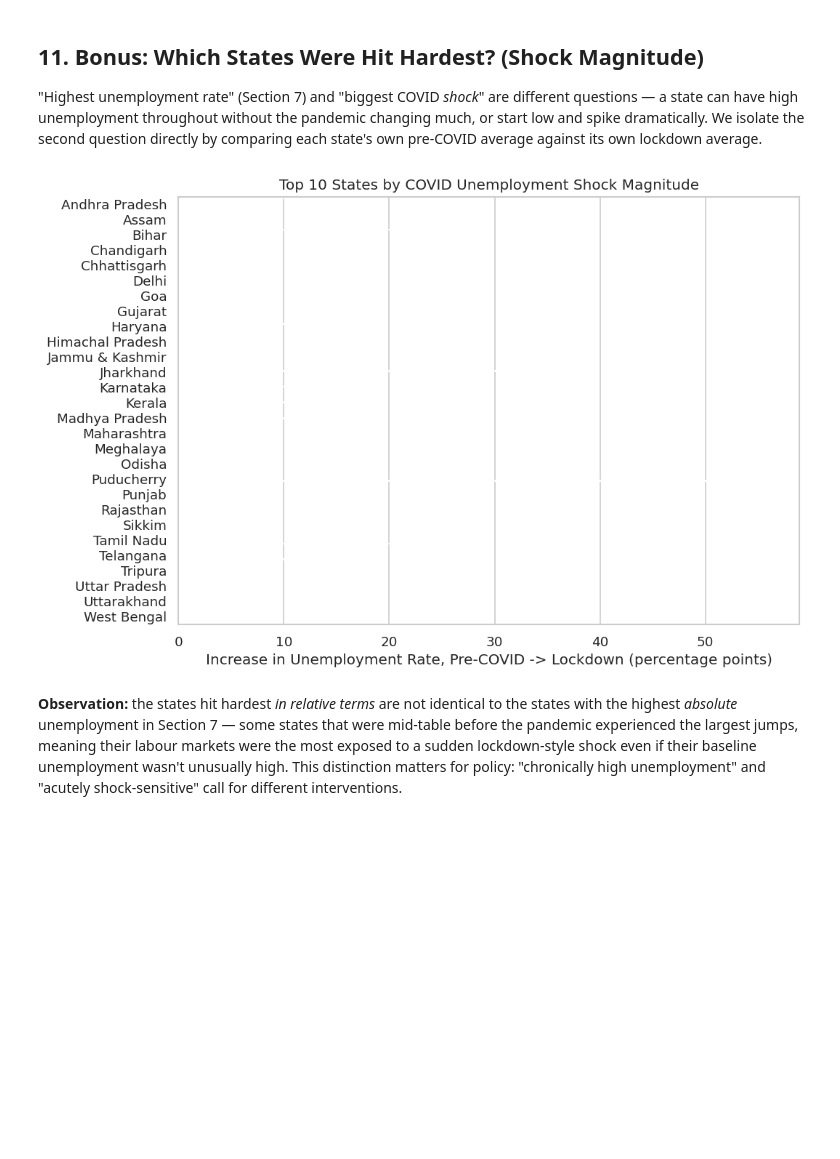
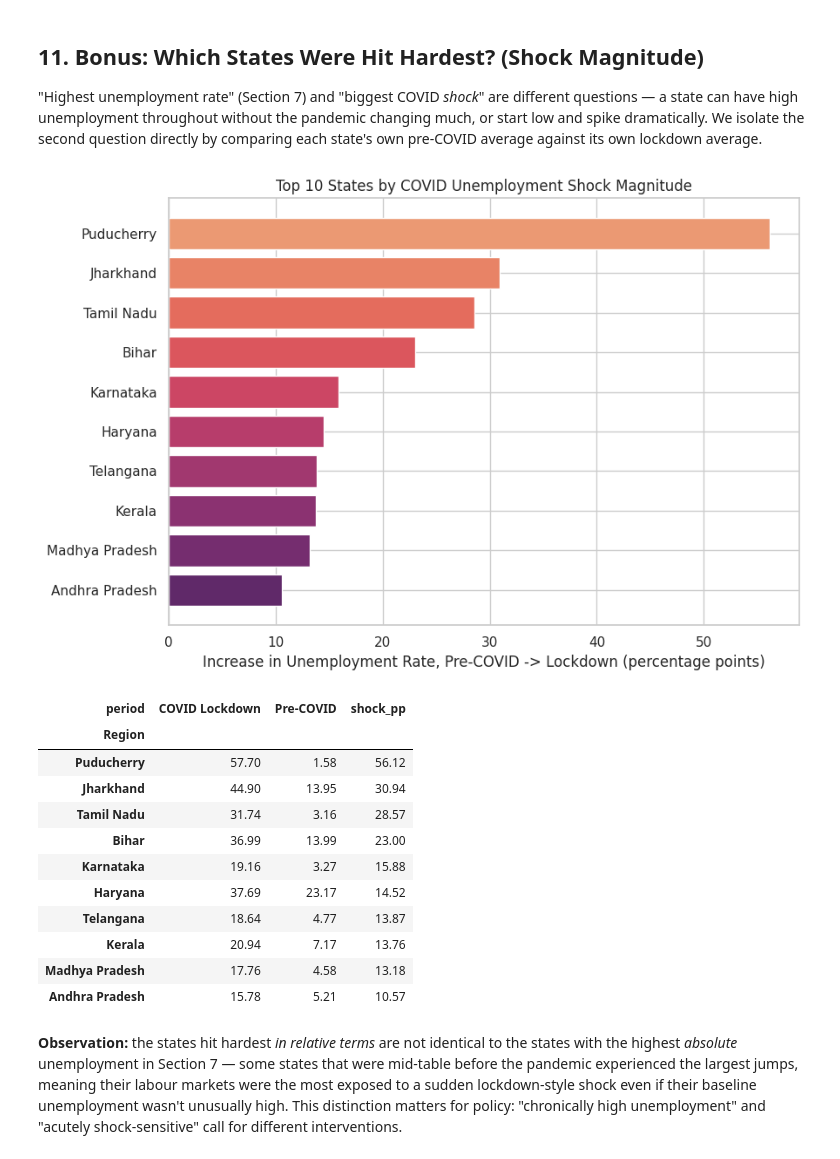
Before and after one commit to Youssef-Laaroussi/OIBSIP, a Jupyter notebook: DataScience-Task2-UnemploymentAnalysis/Unemployment_Analysis_India.ipynb, the cells around one changed output. Saved outputs shown, nothing was run; the diff lists cells and outputs as text; code cells hidden in the pictures; blank space fills up the shorter version.

Commit message:
refactor: update unemployment analysis notebook and regenerate visualizations

```diff
--- a/DataScience-Task2-UnemploymentAnalysis/Unemployment_Analysis_India.ipynb
+++ b/DataScience-Task2-UnemploymentAnalysis/Unemployment_Analysis_India.ipynb
@@ -140,0 +269,26 @@ Cleaning complete.
+# %%
+df = raw_df.copy()
+
+# Checklist item: type conversion (step 1) -- clean column names
+df.columns = [c.strip() for c in df.columns]
+
+# Checklist item: type conversion (step 2) -- drop the fully-empty padding rows
+df = df.dropna(how="all").reset_index(drop=True)
+
+# Checklist item: type conversion (step 3) -- strip whitespace from ALL string
+# columns, including Date, which also carries a leading space (" 31-05-2019")
+# that would otherwise break datetime parsing below.
+for col in ["Region", "Date", "Frequency", "Area"]:
+    df[col] = df[col].astype(str).str.strip()
+
+# Checklist item: type conversion (step 4) -- convert Date from text to real datetime
+df["Date"] = pd.to_datetime(df["Date"], format="%d-%m-%Y")
+
+# Checklist item: type conversion (step 5) -- convert low-cardinality text columns to 'category'
+# dtype, which is both more memory-efficient and semantically correct (these
+# are categorical labels, not free text).
+for col in ["Region", "Frequency", "Area"]:
+    df[col] = df[col].astype("category")
+
+print("Cleaning complete.")
+df.dtypes
@@ -562,24 +757,41 @@ against its own lockdown average.
 # %%
 state_period_avg = (
     df.groupby(["Region", "period"], observed=True)["Estimated Unemployment Rate (%)"]
     .mean()
     .unstack()
 )
 state_period_avg["shock_pp"] = state_period_avg["COVID Lockdown"] - state_period_avg["Pre-COVID"]
 top_shock = state_period_avg.sort_values("shock_pp", ascending=False).head(10)
 
+# Same categorical-dtype pitfall as Sections 4 and 7 -> plain strings + matplotlib.
+labels = top_shock.index.astype(str)
+values = top_shock["shock_pp"].values
+
 plt.figure(figsize=(9, 6))
-sns.barplot(x=top_shock["shock_pp"], y=top_shock.index, hue=top_shock.index,
-            palette="flare", legend=False)
+colors = sns.color_palette("flare", n_colors=len(labels))
+plt.barh(labels, values, color=colors)
+plt.gca().invert_yaxis()  # highest shock at the top
 plt.xlabel("Increase in Unemployment Rate, Pre-COVID -> Lockdown (percentage points)")
 plt.ylabel("")
 plt.title("Top 10 States by COVID Unemployment Shock Magnitude")
 plt.tight_layout()
 plt.show()
 
 top_shock.round(2)
 # %% [output]
-[figure, old version]
+[figure, new version]
+| period | COVID Lockdown | Pre-COVID | shock_pp |
+| Region |  |  |  |
+| Puducherry | 57.70 | 1.58 | 56.12 |
+| Jharkhand | 44.90 | 13.95 | 30.94 |
+| Tamil Nadu | 31.74 | 3.16 | 28.57 |
+| Bihar | 36.99 | 13.99 | 23.00 |
+| Karnataka | 19.16 | 3.27 | 15.88 |
+| Haryana | 37.69 | 23.17 | 14.52 |
+| Telangana | 18.64 | 4.77 | 13.87 |
+| Kerala | 20.94 | 7.17 | 13.76 |
+| Madhya Pradesh | 17.76 | 4.58 | 13.18 |
+| Andhra Pradesh | 15.78 | 5.21 | 10.57 |
 # %% [markdown]
 **Observation:** the states hit hardest *in relative terms* are not
 identical to the states with the highest *absolute* unemployment in Section
```
Also changed, not shown: parts of 25 cells of this notebook, 8 other files.
